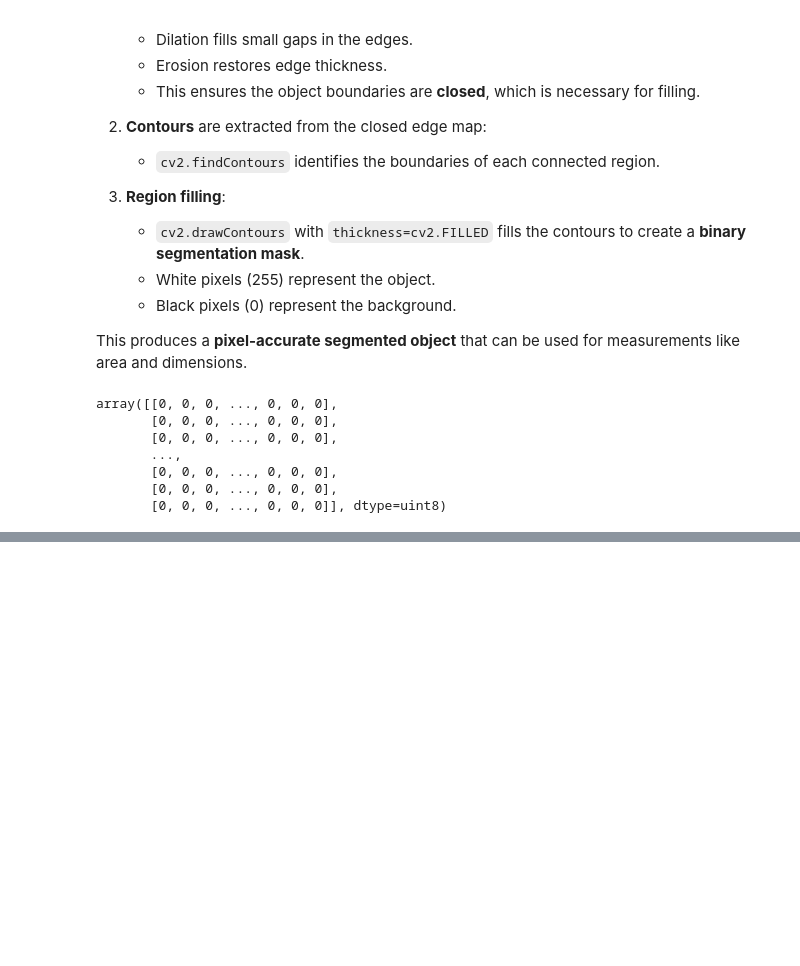
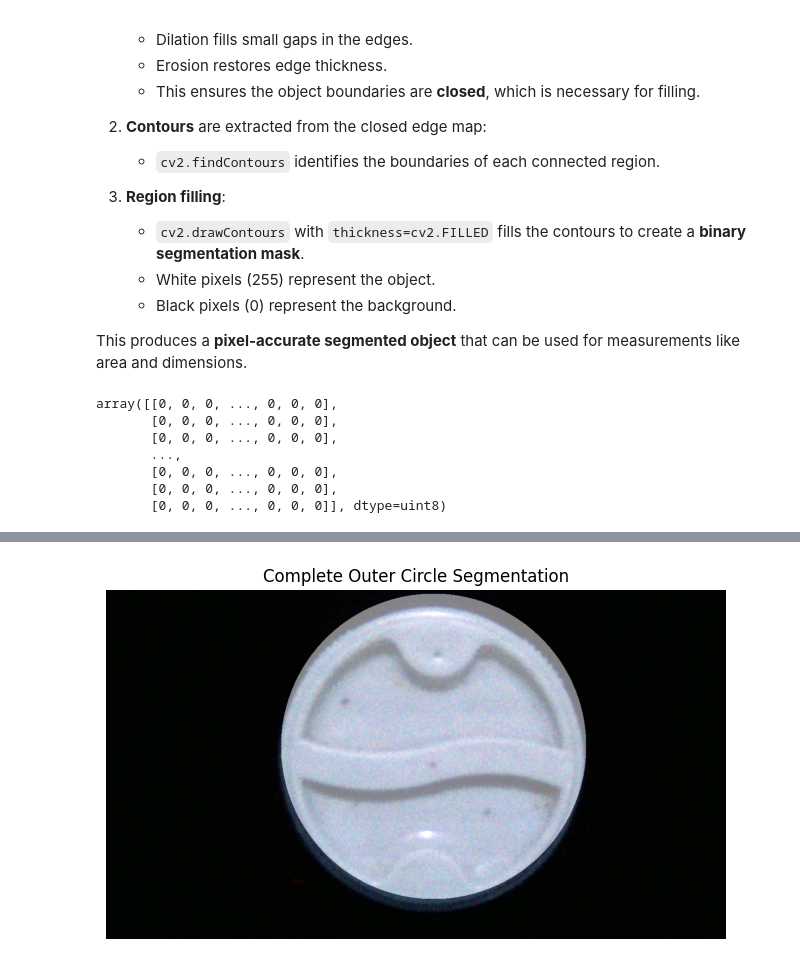
Before and after one commit to ChiriKamau/notebooks, a Jupyter notebook: round_edge_detection_.ipynb, the cells around one changed output, grey strips where cells are left out. Drawn from its saved outputs; the diff is of its cells as text; code cells hidden in the pictures; blank space fills up the shorter version.

```diff
--- a/round_edge_detection_.ipynb
+++ b/round_edge_detection_.ipynb
@@ -412,0 +292,37 @@ Area   : 99.78 cm²
+# %%
+# Find contours in the closed edge image
+contours, _ = cv2.findContours(
+    edges_closed, cv2.RETR_EXTERNAL, cv2.CHAIN_APPROX_SIMPLE
+)
+
+# Sort contours by area (largest first)
+contours = sorted(contours, key=cv2.contourArea, reverse=True)
+largest_contour = contours[0]
+
+# Fit a minimum enclosing circle
+(x_center, y_center), radius = cv2.minEnclosingCircle(largest_contour)
+
+# Create a blank mask
+segmentation_outer_circle = np.zeros_like(edges_closed)
+
+# Draw a filled circle
+cv2.circle(
+    segmentation_outer_circle,
+    center=(int(x_center), int(y_center)),
+    radius=int(radius),
+    color=255,
+    thickness=-1  # filled
+)
+
+# Visualize
+overlay = image_rgb.copy()
+segmentation_color = cv2.merge([segmentation_outer_circle]*3)
+overlay = cv2.addWeighted(overlay, 1.0, segmentation_color, 0.5, 0)
+
+plt.figure(figsize=(8,6))
+plt.imshow(overlay)
+plt.title("Complete Outer Circle Segmentation")
+plt.axis("off")
+plt.show()
+# %% [output]
+[figure, added]
```
Also changed, not shown: parts of 16 cells of this notebook.
